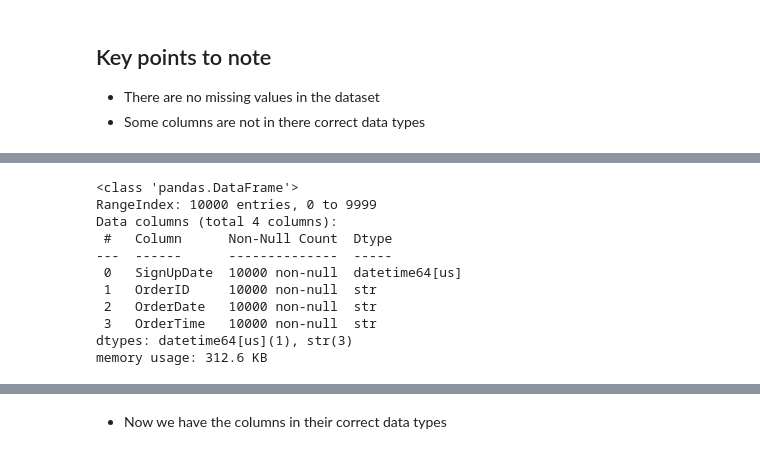
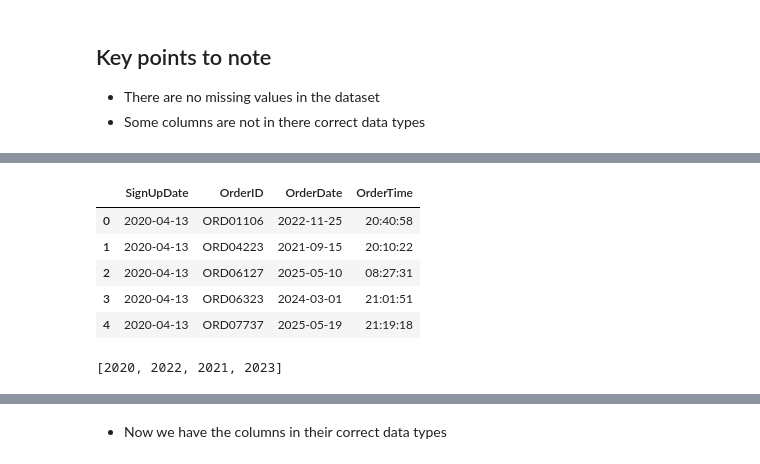
Before and after one commit to geff-ghost/notebooks, a Jupyter notebook: retail_data/MixedKnowledge.ipynb, the cells around one changed output, grey strips where cells are left out. Drawn from its saved outputs; the diff is of its cells as text; code cells hidden in the pictures.

```diff
--- a/retail_data/MixedKnowledge.ipynb
+++ b/retail_data/MixedKnowledge.ipynb
@@ -939,14 +932,9 @@ memory usage: 781.4 KB
 # %%
-customer_orders[['SignUpDate', 'OrderID', 'OrderDate', 'OrderTime']].info()
+customer_orders[['SignUpDate', 'OrderID', 'OrderDate', 'OrderTime']].head()
 # %% [output]
-<class 'pandas.DataFrame'>
-RangeIndex: 10000 entries, 0 to 9999
-Data columns (total 4 columns):
- #   Column      Non-Null Count  Dtype
----  ------      --------------  -----
- 0   SignUpDate  10000 non-null  datetime64[us]
- 1   OrderID     10000 non-null  str
- 2   OrderDate   10000 non-null  str
- 3   OrderTime   10000 non-null  str
-dtypes: datetime64[us](1), str(3)
-memory usage: 312.6 KB
+|  | SignUpDate | OrderID | OrderDate | OrderTime |
+| 0 | 2020-04-13 | ORD01106 | 2022-11-25 | 20:40:58 |
+| 1 | 2020-04-13 | ORD04223 | 2021-09-15 | 20:10:22 |
+| 2 | 2020-04-13 | ORD06127 | 2025-05-10 | 08:27:31 |
+| 3 | 2020-04-13 | ORD06323 | 2024-03-01 | 21:01:51 |
+| 4 | 2020-04-13 | ORD07737 | 2025-05-19 | 21:19:18 |
@@ -953,2 +944,6 @@ memory usage: 312.6 KB
+# %%
+customer_orders['SignUpDate'].dt.year.unique().tolist()
+# %% [output]
+[2020, 2022, 2021, 2023]
 # %%
 # Coverting columns into their correct data types
```
Also changed, not shown: parts of 17 cells of this notebook.
